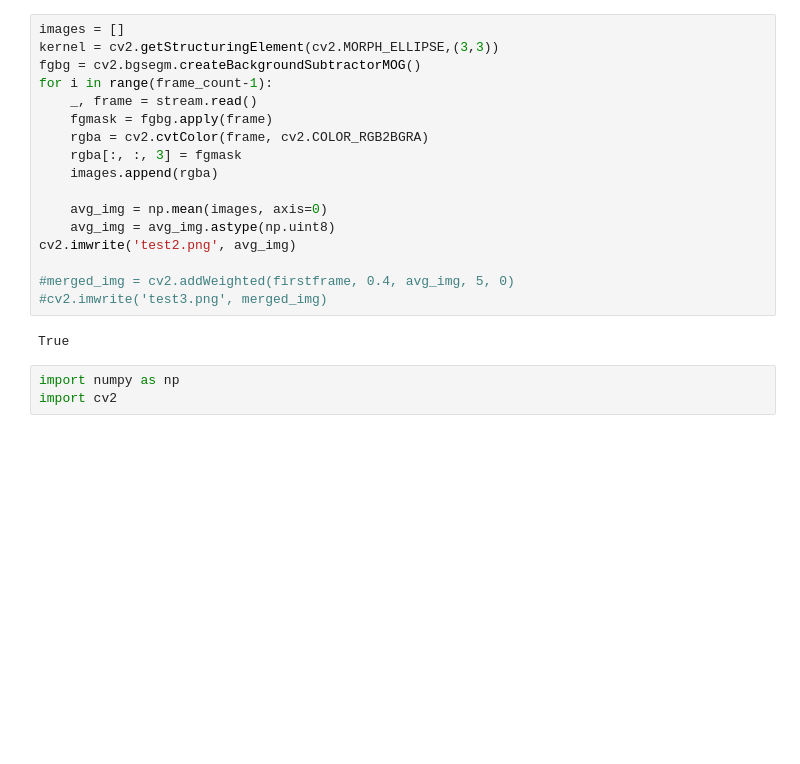
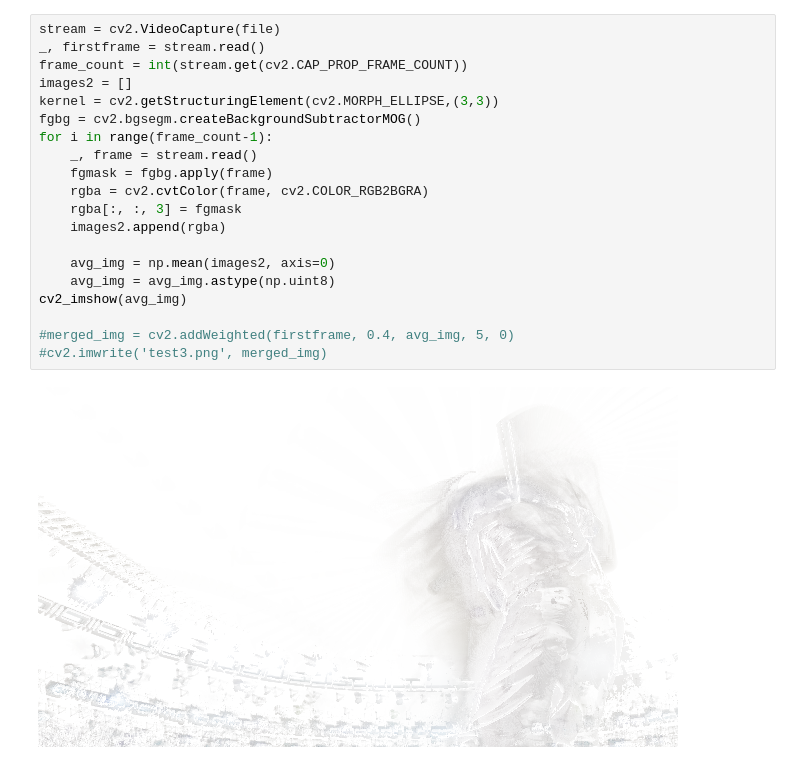
Before and after one commit to uol-mediaprocessing-2021-2022/student_projects-freeze-me, a Jupyter notebook: version2.ipynb, the cells around one changed output. Drawn from its saved outputs; the diff is of its cells as text; blank space fills up the shorter version.

```diff
--- a/version2.ipynb
+++ b/version2.ipynb
@@ -39,23 +50,23 @@ True
 # %%
-images = []
+stream = cv2.VideoCapture(file)
+_, firstframe = stream.read()
+frame_count = int(stream.get(cv2.CAP_PROP_FRAME_COUNT))
+images2 = []
 kernel = cv2.getStructuringElement(cv2.MORPH_ELLIPSE,(3,3))
 fgbg = cv2.bgsegm.createBackgroundSubtractorMOG()
 for i in range(frame_count-1):
     _, frame = stream.read()
     fgmask = fgbg.apply(frame)
     rgba = cv2.cvtColor(frame, cv2.COLOR_RGB2BGRA)
     rgba[:, :, 3] = fgmask
-    images.append(rgba)
+    images2.append(rgba)
 
-    avg_img = np.mean(images, axis=0)
+    avg_img = np.mean(images2, axis=0)
     avg_img = avg_img.astype(np.uint8)
-cv2.imwrite('test2.png', avg_img)
+cv2_imshow(avg_img)
 
 #merged_img = cv2.addWeighted(firstframe, 0.4, avg_img, 5, 0)
 #cv2.imwrite('test3.png', merged_img)
 # %% [output]
-True
+[figure, added]
-# %%
-import numpy as np
-import cv2
 # %%
```
Also changed, not shown: parts of 10 cells of this notebook.
